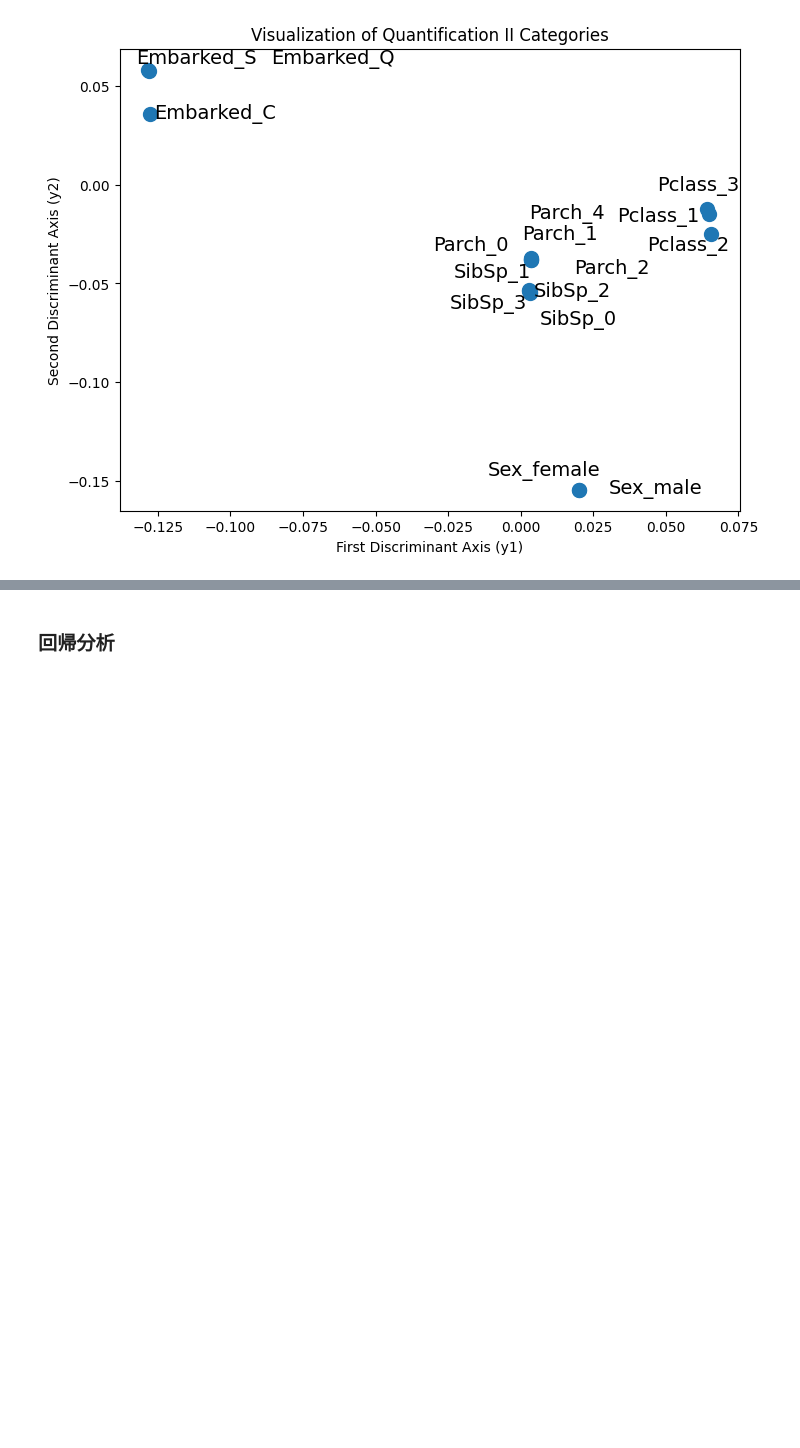
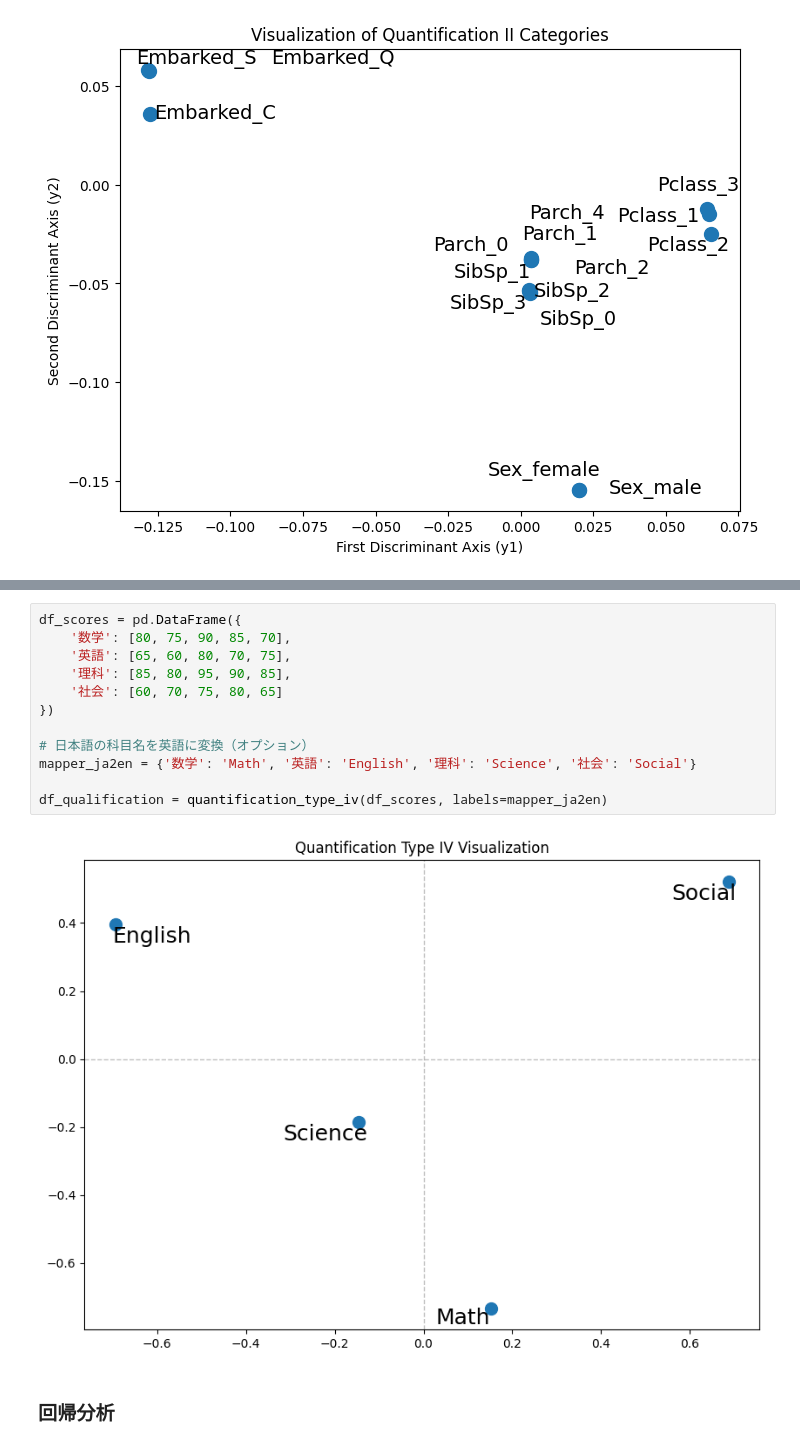
Before and after one commit to TakumiOkawa12/MLnote, a Jupyter notebook: statistics/practical_statistics.ipynb, the cells around one changed output, grey strips where cells are left out. Saved outputs shown, nothing was run; the diff lists cells and outputs as text; blank space fills up the shorter version.

Commit message:
studied quantification

```diff
--- a/statistics/practical_statistics.ipynb
+++ b/statistics/practical_statistics.ipynb
@@ -814,3 +879,17 @@ quantification_ii_3(df, target_col, feature_cols, qualitization_vector_1, qualit
+# %%
+df_scores = pd.DataFrame({
+    '数学': [80, 75, 90, 85, 70],
+    '英語': [65, 60, 80, 70, 75],
+    '理科': [85, 80, 95, 90, 85],
+    '社会': [60, 70, 75, 80, 65]
+})
+
+# 日本語の科目名を英語に変換（オプション）
+mapper_ja2en = {'数学': 'Math', '英語': 'English', '理科': 'Science', '社会': 'Social'}
+
+df_qualification = quantification_type_iv(df_scores, labels=mapper_ja2en)
+# %% [output]
+[figure, added]
 # %% [markdown]
 ### 回帰分析
 # %%
```
Also changed, not shown: parts of 3 cells of this notebook, 1 other file.
